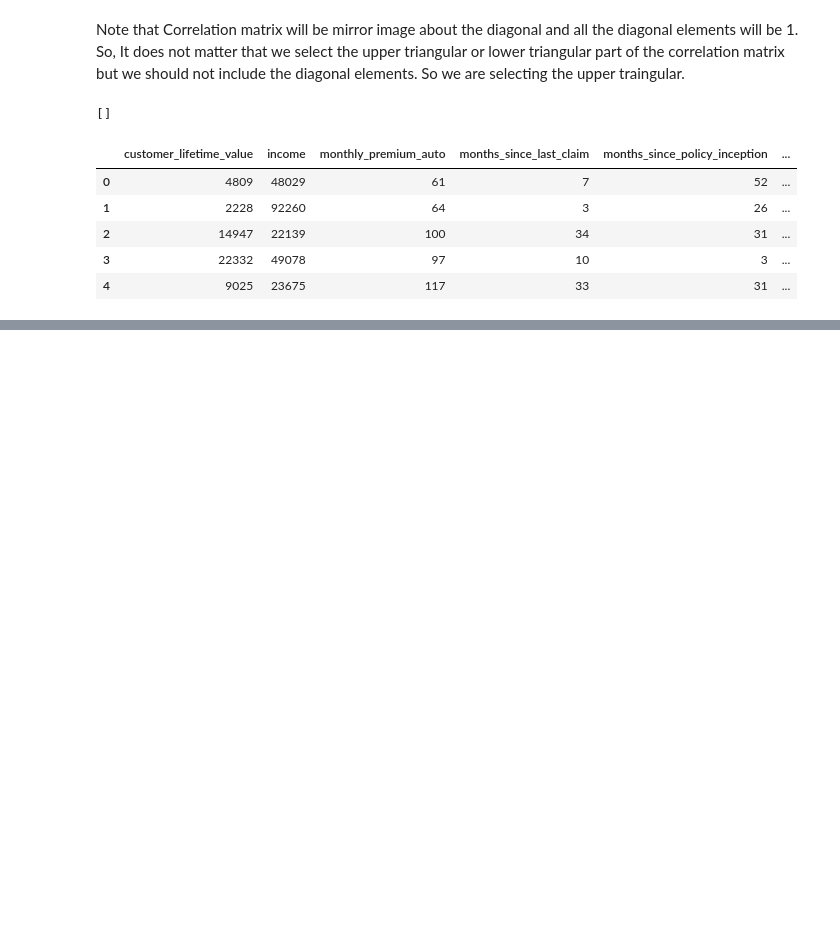
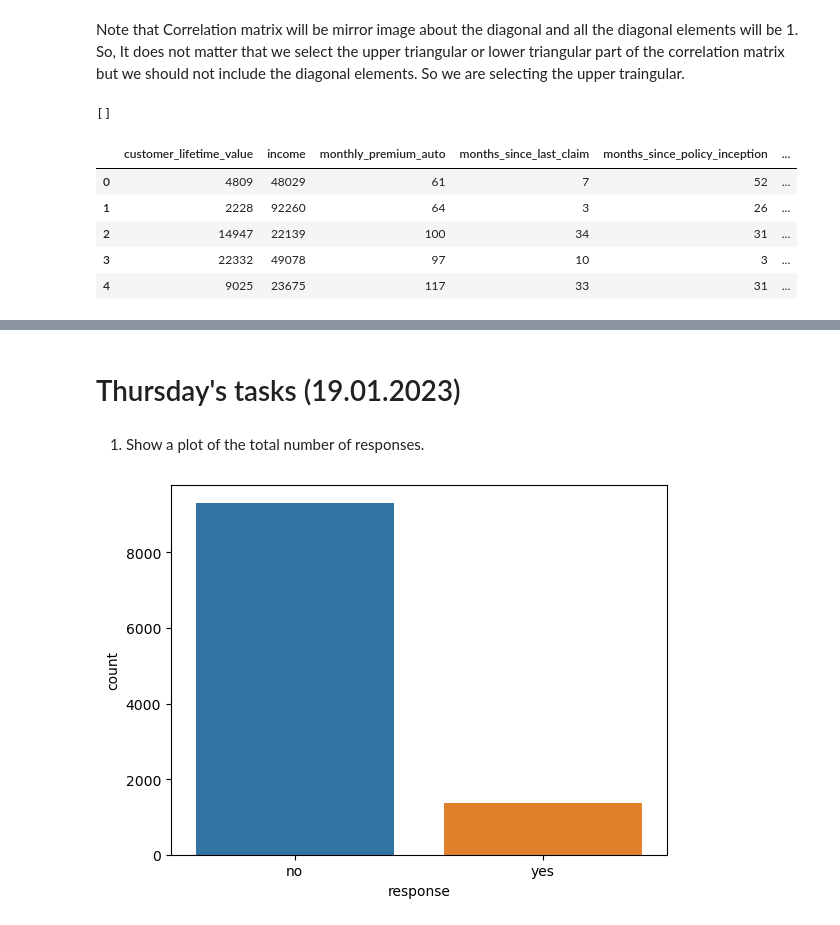
Before and after one commit to ajaykrishna2810/IronHack-Lab-Ajay, a Jupyter notebook: week2/Wednesday/matplot_task.ipynb, the cells around one changed output, grey strips where cells are left out. Cells and saved outputs as stored; diff of their text form; code cells hidden in the pictures; blank space fills up the shorter version.

Commit message:
finished all tasks of thursday, except optional: now clean the code

```diff
--- a/week2/Wednesday/matplot_task.ipynb
+++ b/week2/Wednesday/matplot_task.ipynb
@@ -131,0 +136,9 @@ sns.pairplot(clean_data)
+# %% [markdown]
+# Thursday's tasks (19.01.2023)
+# %% [markdown]
+1. Show a plot of the total number of responses.
+# %%
+sns.countplot(x =df_categorical_features['response']) # using countplot for the cases where we want to plot the count of the entries
+plt.show()
+# %% [output]
+[figure, added]
```
Also changed, not shown: parts of 12 cells of this notebook.
